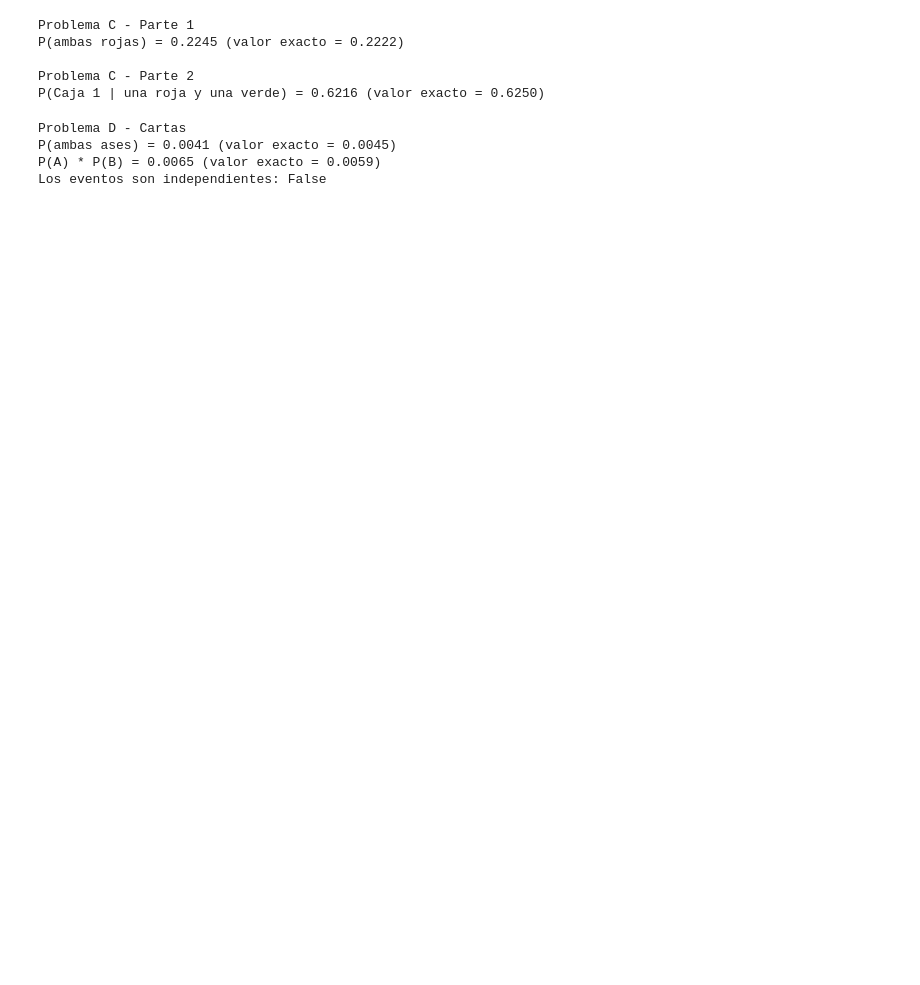
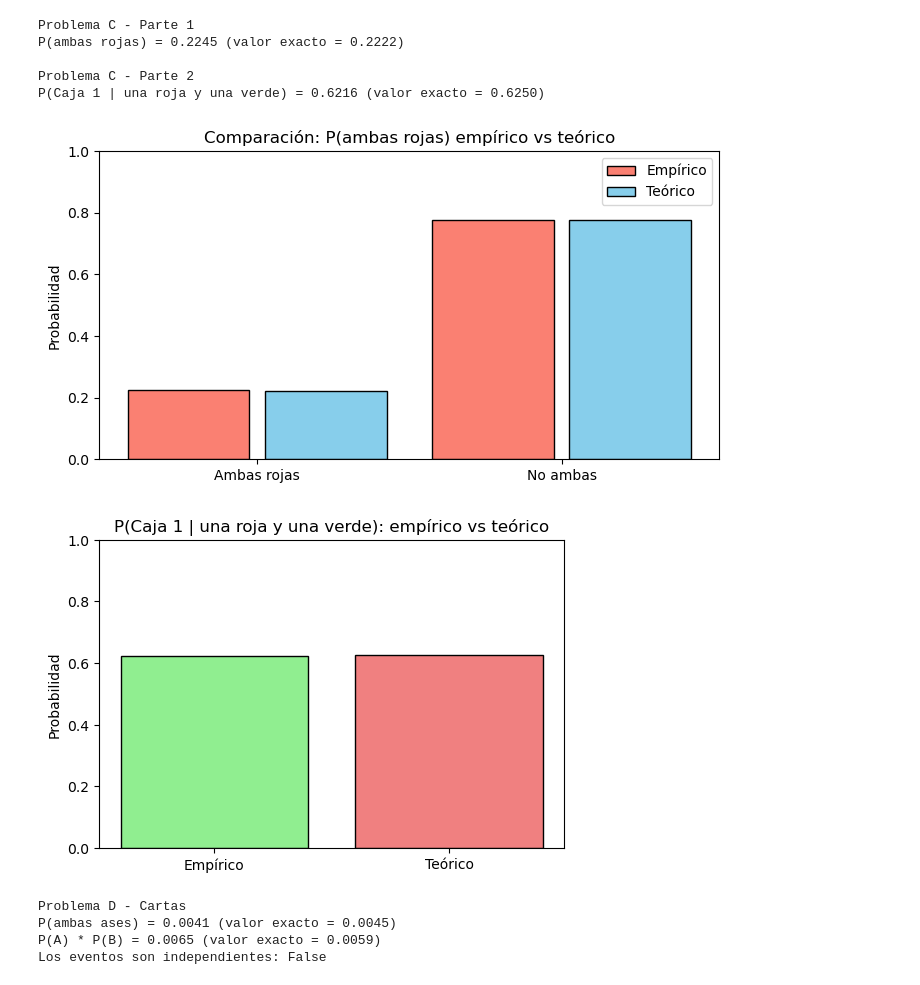
Before and after one commit to Teoria-de-Probabilidades/Parcial-4, a Jupyter notebook: Parcial 4.ipynb, the cells around one changed output. Drawn from its saved outputs; the diff is of its cells as text; code cells hidden in the pictures; blank space fills up the shorter version.

```diff
--- a/Parcial 4.ipynb
+++ b/Parcial 4.ipynb
@@ -138,6 +202,42 @@ P(ambas rojas) = 0.2245 (valor exacto = 0.2222)
 
 Problema C - Parte 2
 P(Caja 1 | una roja y una verde) = 0.6216 (valor exacto = 0.6250)
+# %%
+# ============================================================
+# Gráficos - Problema C (Canicas)
+# ============================================================
+# Importar matplotlib para graficar.
+import matplotlib.pyplot as plt
+# --- Parte 1: probabilidad de ambas rojas ---
+# Calcular número de casos donde ambas fueron rojas y donde no.
+cuenta_ambas = np.sum(ambas_rojas)  # número de éxitos
+cuenta_total = len(ambas_rojas)  # total de repeticiones
+# Preparar datos para barra comparativa (empírico vs teórico).
+valores = ['Ambas rojas', 'No ambas']
+empirico = [cuenta_ambas / cuenta_total, 1 - (cuenta_ambas / cuenta_total)]
+teorico = [2/9, 1 - 2/9]
+# Graficar barras comparativas.
+plt.figure(figsize=(8, 4))
+plt.bar([0, 1], empirico, width=0.4, label='Empírico', color='salmon', edgecolor='black')
+plt.bar([0.45, 1.45], teorico, width=0.4, label='Teórico', color='skyblue', edgecolor='black')
+plt.xticks([0.225, 1.225], valores)
+plt.ylim(0, 1)
+plt.title('Comparación: P(ambas rojas) empírico vs teórico')
+plt.ylabel('Probabilidad')
+plt.legend()
+plt.show()
+
+# --- Parte 2: posterior P(Caja1 | roja+verde) ---
+# Graficar comparación entre el posterior empírico y el teórico.
+plt.figure(figsize=(6, 4))
+plt.bar(['Empírico', 'Teórico'], [prob_caja_1_dado_rg, prob_caja_1_dado_rg_teorica], color=['lightgreen', 'lightcoral'], edgecolor='black')
+plt.ylim(0, 1)
+plt.title('P(Caja 1 | una roja y una verde): empírico vs teórico')
+plt.ylabel('Probabilidad')
+plt.show()
+# %% [output]
+[figure, added]
+[figure, added]
 # %%
 # Importar numpy para usar generación aleatoria y operaciones numéricas.
 import numpy as np
```
Also changed, not shown: parts of 3 cells of this notebook.
